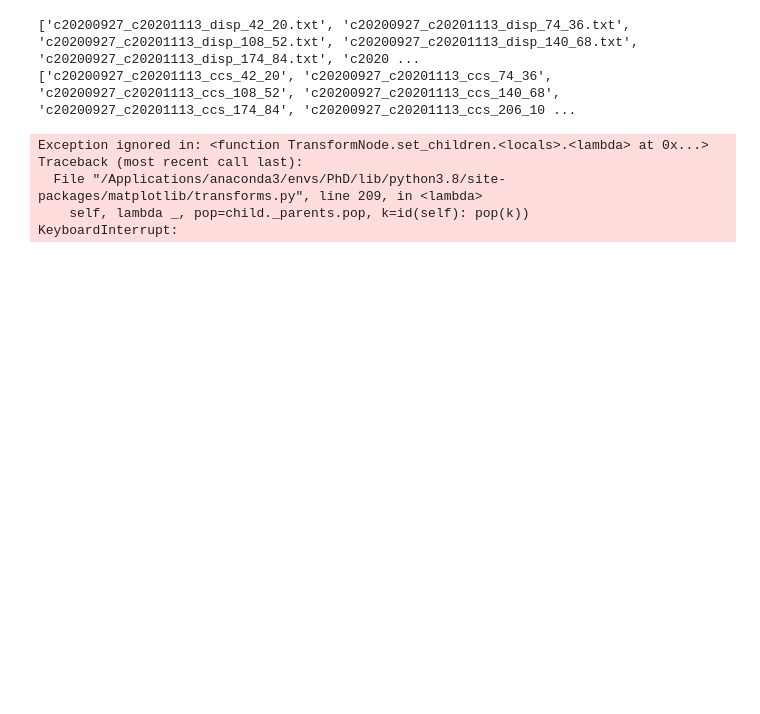
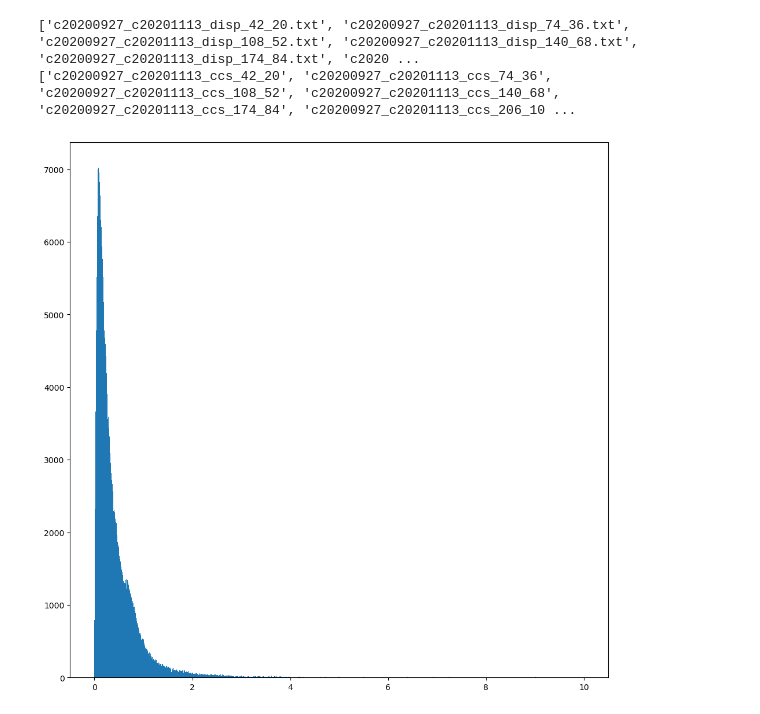
Before and after one commit to MBemelmans/SPOTSAR, a Jupyter notebook: package_test.ipynb, the cells around one changed output. Cells and saved outputs as stored; diff of their text form; code cells hidden in the pictures; blank space fills up the shorter version.

Commit message:
try plotting vector attr. and speed up wL2 calc...

```diff
--- a/package_test.ipynb
+++ b/package_test.ipynb
@@ -131,7 +133,16 @@ mean_inc = float(config.get('params', 'mean_inc'))
 # %%
 # load data from files into classes
 
-datastack = sm.Post_processing.MultiKernel(directory_path,matching_files,directory_path_ccs,matching_files_ccs,lat_file,lon_file,heading,mean_inc,lines_ccs,width_ccs)
+datastack = sm.Post_processing.MultiKernel(directory_path,
+                                           matching_files,
+                                           directory_path_ccs,
+                                           matching_files_ccs,
+                                           lat_file,
+                                           lon_file,
+                                           heading,
+                                           mean_inc,
+                                           lines_ccs,
+                                           width_ccs)
 datastack.get_params_from_file_name()
 datastack.get_latlon_from_file(width)
 datastack.add_lat_lon_to_data(r_start,a_start)
@@ -140,11 +151,7 @@ stacked_data = datastack.assign_data_to_stack(r_step,a_step)
 # %%
 # test some plotting functions
 
 test_obj = stacked_data[2]
-sm.plot.plot_hist(test_obj,'Mag', 100, [-3,3])
+sm.plot.plot_hist(test_obj,'Mag_vec', 1000, [0,10])
 # %% [output]
-Exception ignored in: <function TransformNode.set_children.<locals>.<lambda> at 0x...>
-Traceback (most recent call last):
-  File "/Applications/anaconda3/envs/PhD/lib/python3.8/site-packages/matplotlib/transforms.py", line 209, in <lambda>
-    self, lambda _, pop=child._parents.pop, k=id(self): pop(k))
-KeyboardInterrupt:
+[figure, added]
```
Also changed, not shown: parts of 5 cells of this notebook, 6 other files.
